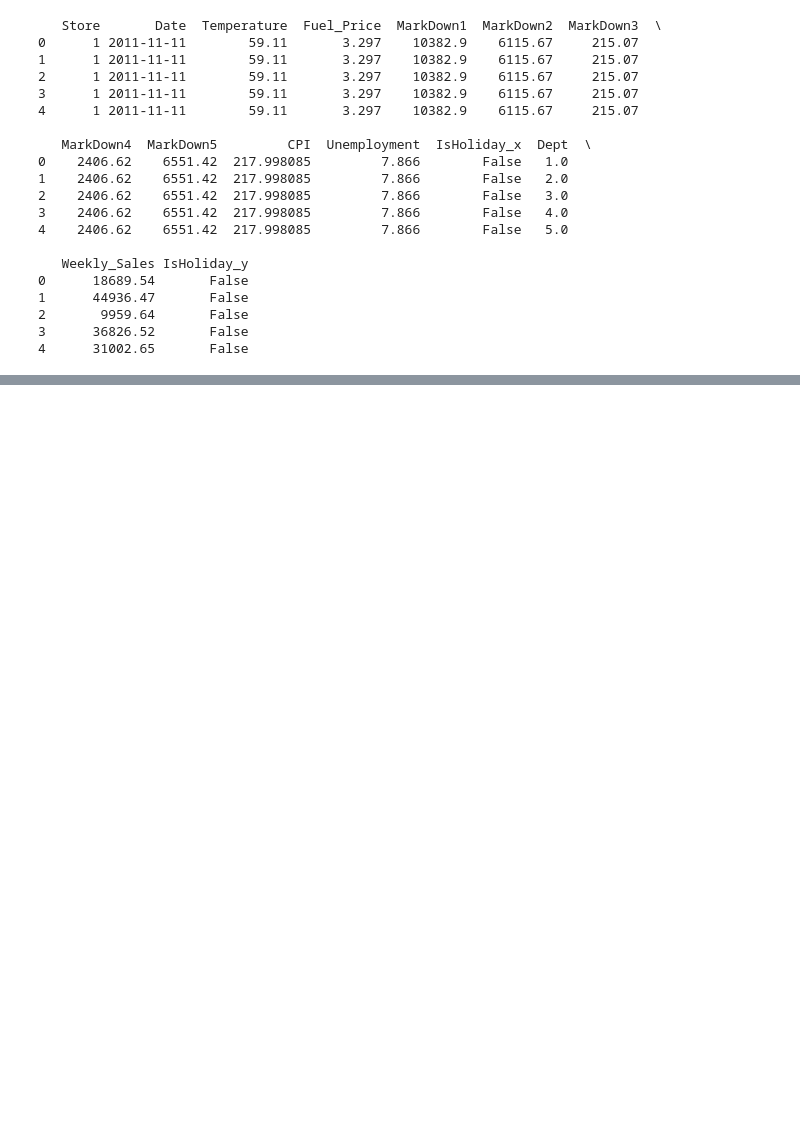
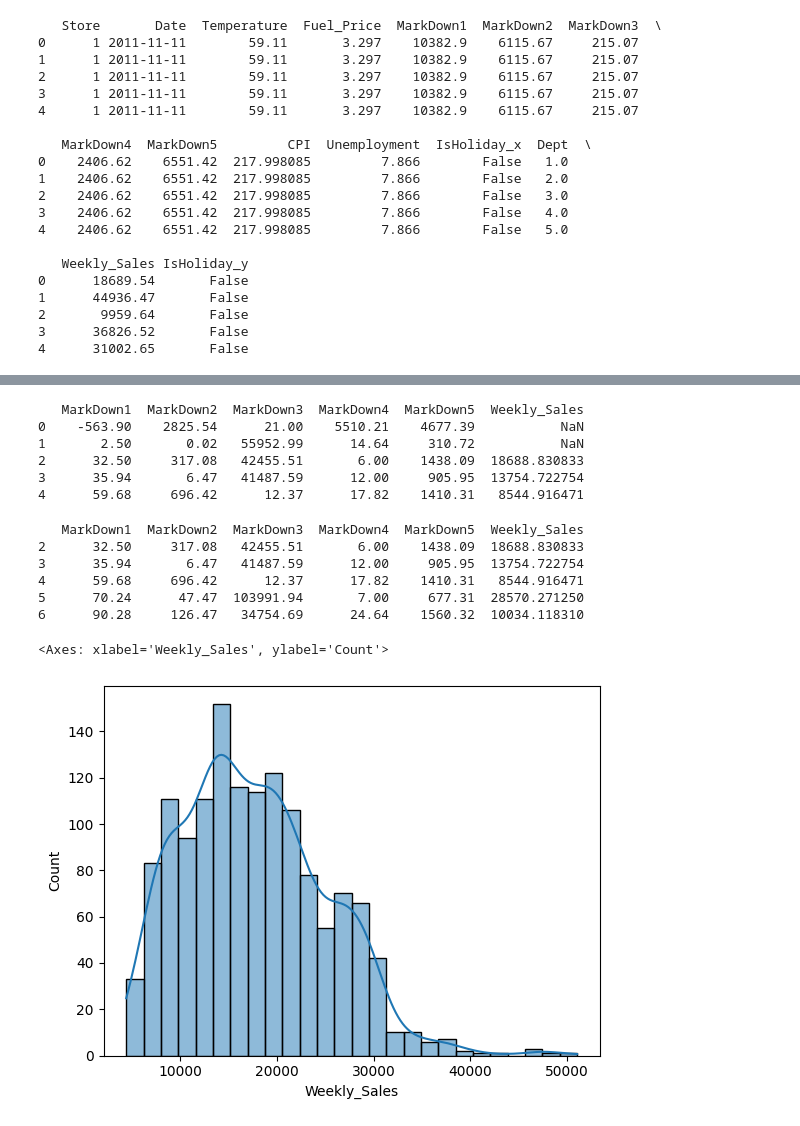
Before and after one commit to Ray99-cpu/Retail_Insights, a Jupyter notebook: jupyter_notebooks/test.ipynb, the cells around one changed output, grey strips where cells are left out. Cells and saved outputs as stored; diff of their text form; code cells hidden in the pictures; blank space fills up the shorter version.

Commit message:
Adding weekly sales vs markdowns

```diff
--- a/jupyter_notebooks/test.ipynb
+++ b/jupyter_notebooks/test.ipynb
@@ -264,0 +313,3 @@ merge_df.to_csv("../data/cleaned-data/merged_dataset.csv", index=False)
+# %%
+df = pd.read_csv("../data/cleaned-data/merged_dataset.csv")
+print(df.head())
@@ -264,0 +337,27 @@ merge_df.to_csv("../data/cleaned-data/merged_dataset.csv", index=False)
+# %%
+data = ['MarkDown1', 'MarkDown2', 'MarkDown3', 'MarkDown4', 'MarkDown5']
+df_grouped = df.groupby(data)['Weekly_Sales'].mean().reset_index()
+
+print(df_grouped.head())
+# %% [output]
+   MarkDown1  MarkDown2  MarkDown3  MarkDown4  MarkDown5  Weekly_Sales
+0    -563.90    2825.54      21.00    5510.21    4677.39           NaN
+1       2.50       0.02   55952.99      14.64     310.72           NaN
+2      32.50     317.08   42455.51       6.00    1438.09  18688.830833
+3      35.94       6.47   41487.59      12.00     905.95  13754.722754
+4      59.68     696.42      12.37      17.82    1410.31   8544.916471
+# %%
+df_grouped.dropna(inplace=True)
+print(df_grouped.head())
+# %% [output]
+   MarkDown1  MarkDown2  MarkDown3  MarkDown4  MarkDown5  Weekly_Sales
+2      32.50     317.08   42455.51       6.00    1438.09  18688.830833
+3      35.94       6.47   41487.59      12.00     905.95  13754.722754
+4      59.68     696.42      12.37      17.82    1410.31   8544.916471
+5      70.24      47.47  103991.94       7.00     677.31  28570.271250
+6      90.28     126.47   34754.69      24.64    1560.32  10034.118310
+# %%
+sns.histplot(data=df_grouped, x='Weekly_Sales', kde=True)
+# %% [output]
+<Axes: xlabel='Weekly_Sales', ylabel='Count'>
+[figure, added]
```
Also changed, not shown: parts of 6 cells of this notebook.
